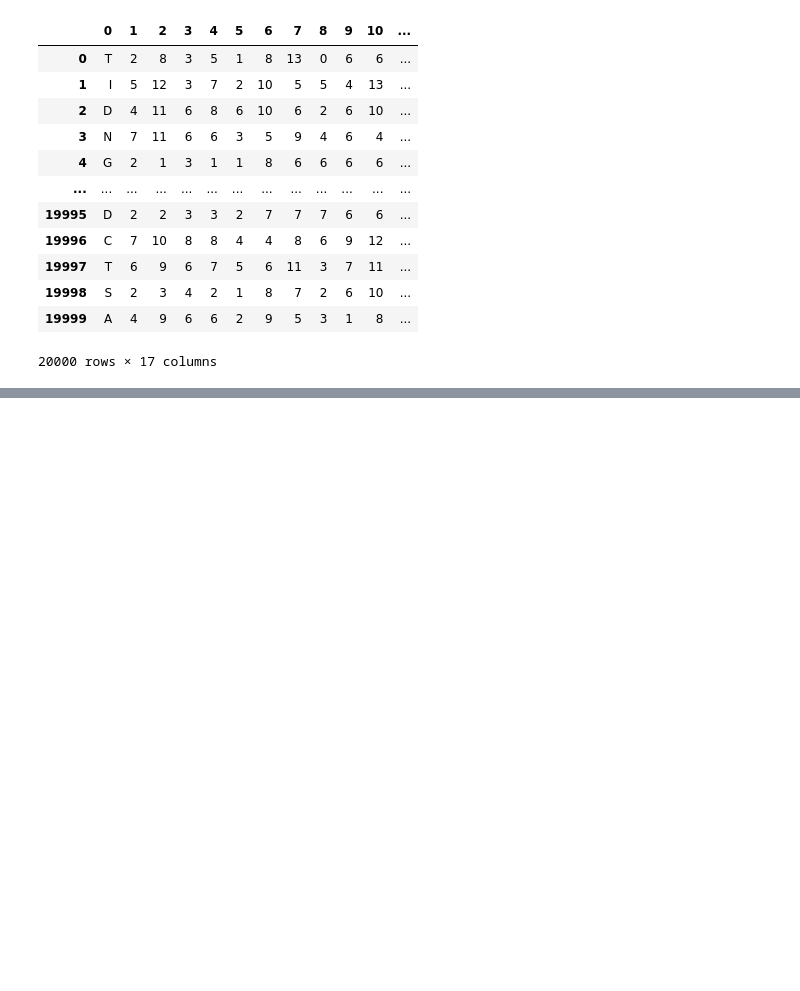
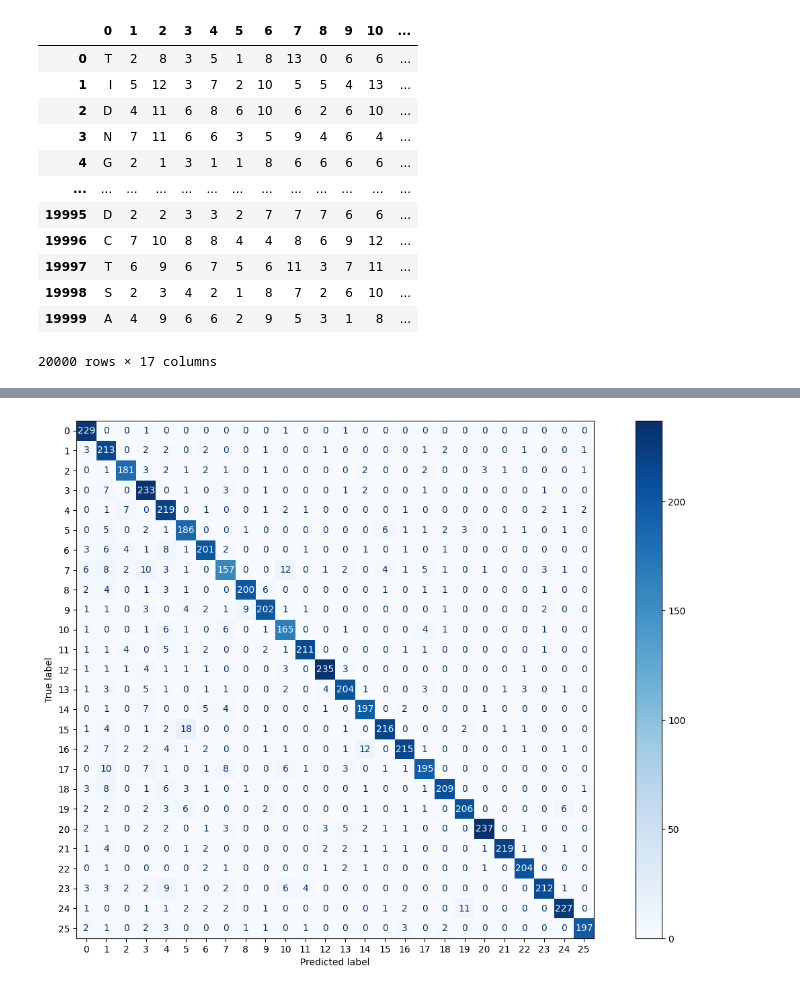
Before and after one commit to whoismuch/linear-models, a Jupyter notebook: linear-models-random-forest.ipynb, the cells around one changed output, grey strips where cells are left out. Drawn from its saved outputs; the diff is of its cells as text; code cells hidden in the pictures; blank space fills up the shorter version.

```diff
--- a/linear-models-random-forest.ipynb
+++ b/linear-models-random-forest.ipynb
@@ -109,0 +123,10 @@ Random Forest (sklearn) Accuracy: 0.893
+# %%
+from sklearn.metrics import confusion_matrix, classification_report
+
+# Получите предсказания
+y_pred = forest_sc.predict(X_test)
+
+
+# Выведите отчет о классификации
+print("\nClassification Report:")
+print(classification_report(y_test, y_pred))
@@ -109,0 +151,16 @@ Random Forest (sklearn) Accuracy: 0.893
+# %%
+import matplotlib.pyplot as plt
+from sklearn.metrics import confusion_matrix, ConfusionMatrixDisplay
+conf_matrix = confusion_matrix(y_test, y_pred)
+
+# Создайте объект ConfusionMatrixDisplay
+cm_display = ConfusionMatrixDisplay(conf_matrix)
+
+# Настройте размеры и стили ячеек
+fig, ax = plt.subplots(figsize=(16, 10))
+cm_display.plot(ax=ax, values_format=".4g", cmap='Blues')
+
+# Выведите график
+plt.show()
+# %% [output]
+[figure, added]
```
Also changed, not shown: parts of 8 cells of this notebook, 1 other file.
